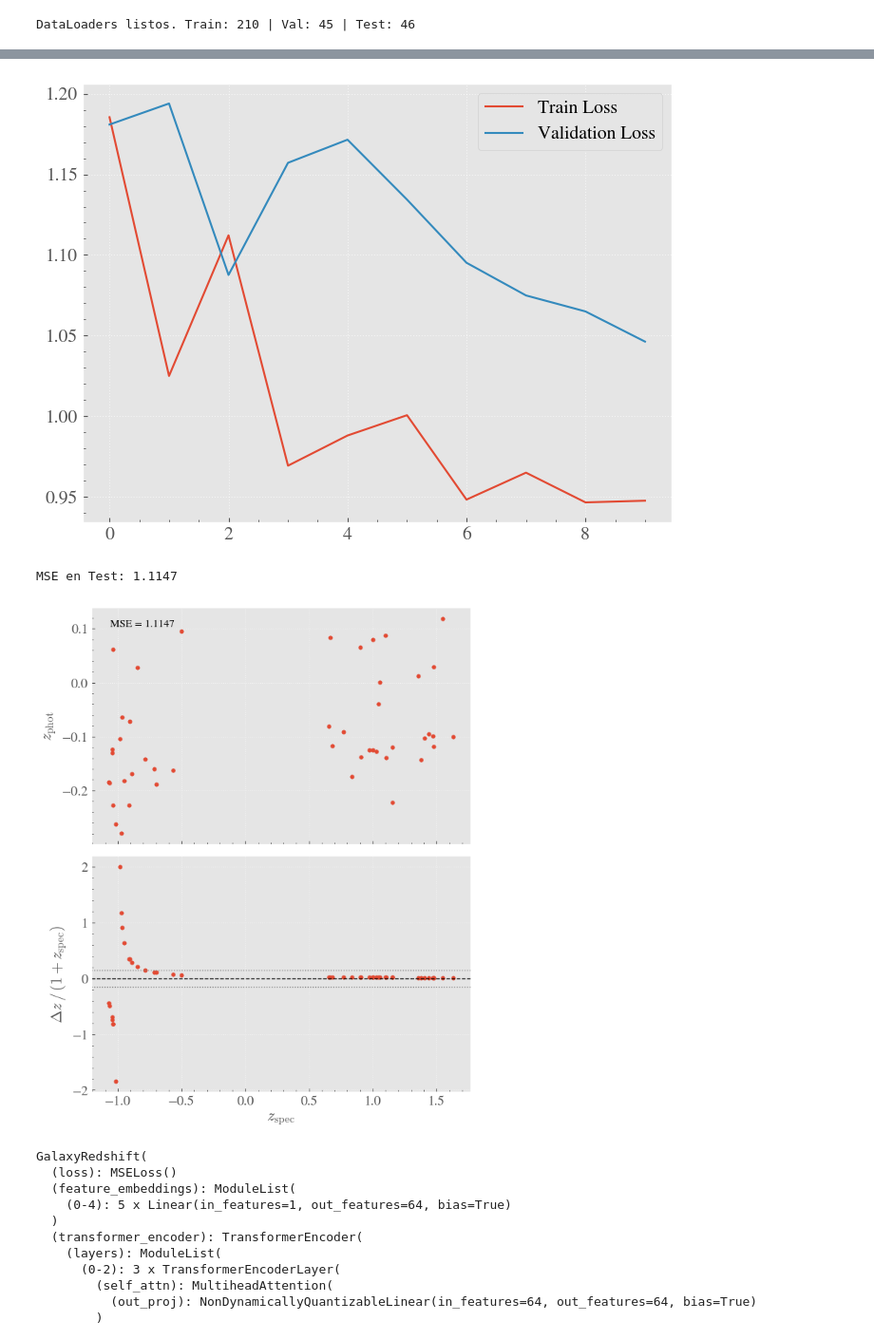
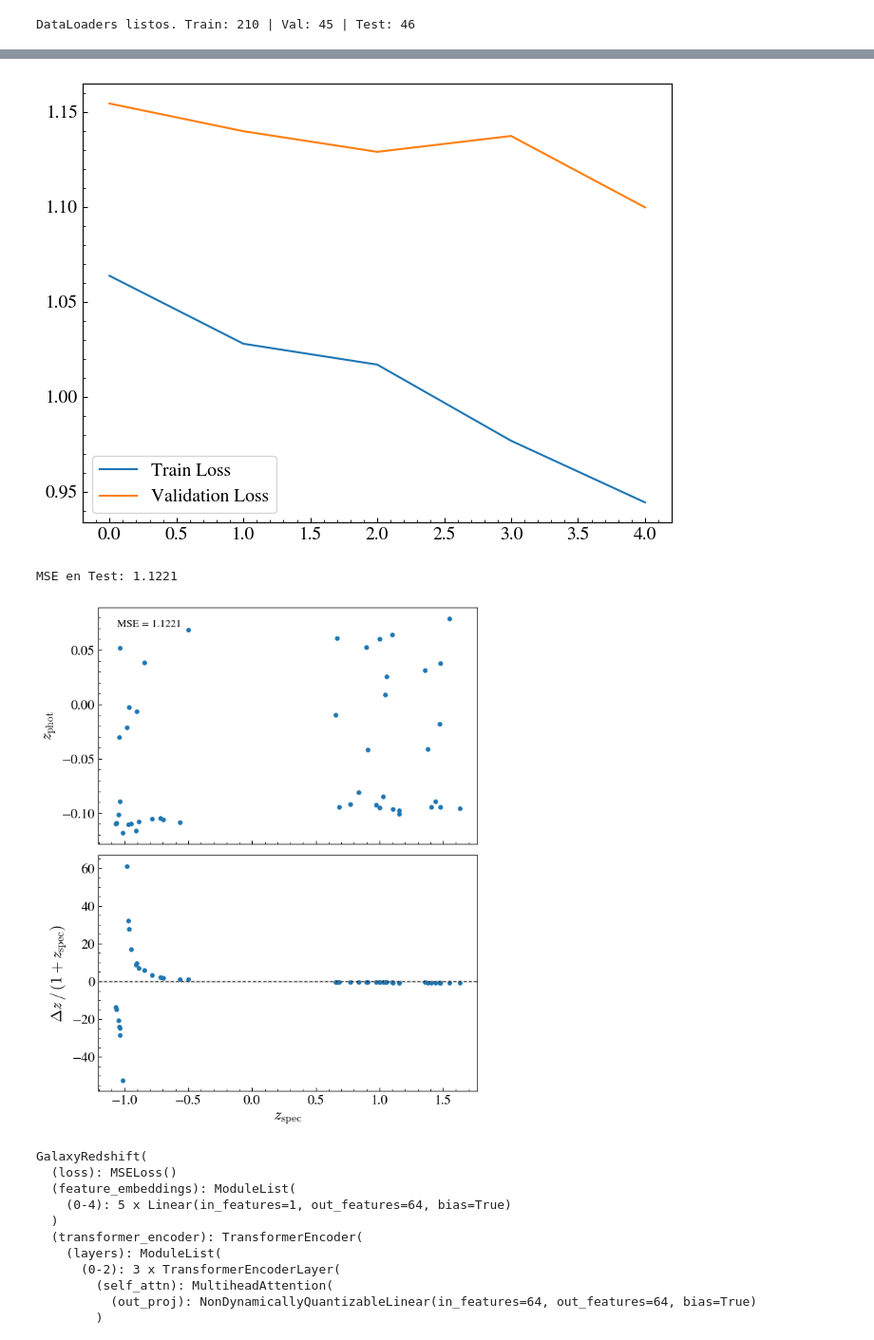
Before and after one commit to jurados/AS4501_Astroinformatic, a Jupyter notebook: Auxiliar/AUX8_NNII.ipynb, the cells around one changed output, grey strips where cells are left out. Shown at 95% size. Drawn from its saved outputs; the diff is of its cells as text; code cells hidden in the pictures.

```diff
--- a/Auxiliar/AUX8_NNII.ipynb
+++ b/Auxiliar/AUX8_NNII.ipynb
@@ -172,6 +181,7 @@ y = df['spec_z'].values
 X_temp, X_test, y_temp, y_test = train_test_split(X, y, test_size=0.15, random_state=42)
 X_train, X_val, y_train, y_val = train_test_split(X_temp, y_temp, test_size=0.1764, random_state=42)
 
+print
 # Estandarización
 scaler_X = StandardScaler().fit(X_train)
 scaler_y = StandardScaler().fit(y_train.reshape(-1, 1))
@@ -191,7 +201,7 @@ test_dataset  = TensorDataset(torch.tensor(X_test,dtype=torch.float32), torch.te
 
 
 # shuffle=True en train rompe posibles correlaciones temporales/espaciales en el catálogo
-batch_size   = 256
+batch_size   = 64
 train_loader = DataLoader(train_dataset, batch_size=batch_size, shuffle=True, num_workers=2)
 val_loader   = DataLoader(val_dataset, batch_size=batch_size, shuffle=False, num_workers=2)
 test_loader  = DataLoader(test_dataset, batch_size=batch_size, shuffle=False, num_workers=2)
@@ -230,7 +261,7 @@ class GalaxyRedshift(nn.Module):
 # %%
 device     = 'cuda' if torch.cuda.is_available() else 'cpu'
 model      = GalaxyRedshift().to(device)
-max_epochs = 10
+max_epochs = 5
 criterion  = nn.MSELoss()
 optimizer  = torch.optim.Adam(model.parameters(), lr=1e-3)
 scheduler  = torch.optim.lr_scheduler.ReduceLROnPlateau(optimizer, mode='min', factor=0.5, patience=5)
@@ -258,7 +289,7 @@ for epoch in range(max_epochs):
     # --- Validation ---
     model.eval()
     val_loss = 0.0
-    with torch.inference_mode():
+    with torch.inference_mode(): #torch.grad_no()
         for x_batch, y_batch in val_loader:
             x_batch, y_batch = x_batch.to(device), y_batch.to(device)
             y_hat     = model(x_batch)
@@ -289,7 +315,7 @@ ax.plot(range(max_epochs), history['val_loss'], label='Validation Loss')
 ax.legend()
 plt.show()
 # %% [output]
-[figure, old version]
+[figure, new version]
 # %%
 model.eval()
 all_preds, all_targets = [], []
@@ -306,28 +332,28 @@ z_spec = torch.cat(all_targets).numpy()
 mse    = ((z_phot - z_spec) ** 2).mean()
 print(f"MSE en Test: {mse:.4f}")
 # %% [output]
-MSE en Test: 1.1147
+MSE en Test: 1.1221
 # %%
 fig, (ax1, ax2) = plt.subplots(2, 1, figsize=(7, 9), sharex=True, gridspec_kw={'hspace': 0.05})
 
 # Panel superior: scatter
 ax1.scatter(z_spec, z_phot, s=15, alpha=1.0)
 z_range = [z_spec.min(), z_spec.max()]
 #ax1.plot(z_range,z_range, 'k--', lw=1, label='Ideal')
 ax1.set_ylabel(r'$z_\mathrm{phot}$')
 ax1.text(0.05, 0.92, f'MSE = {mse:.4f}', transform=ax1.transAxes, fontsize=11)
 
 # Panel inferior: residuos
-ax2.scatter(z_spec, delta_z / (1 + z_spec), s=15, alpha=1.0)
+ax2.scatter(z_spec, (z_phot - z_spec) / (1 + z_spec), s=15, alpha=1.0)
 ax2.axhline(0,     color='k',    lw=1, ls='--')
 ax2.axhline( 0.15, color='gray', lw=1, ls=':')
 ax2.axhline(-0.15, color='gray', lw=1, ls=':')
 ax2.set_xlabel(r'$z_\mathrm{spec}$')
 ax2.set_ylabel(r'$\Delta z\,/\,(1+z_\mathrm{spec})$')
 
 plt.show()
 # %% [output]
-[figure, old version]
+[figure, new version]
 # %%
 class GalaxyRedshift(L.LightningModule):
     def __init__(self, num_features=5, d_model=64, nhead=4, num_layers=3, dropout=0.1, lr=1e-3):
```
Also changed, not shown: parts of 14 cells of this notebook, 1 other file.
